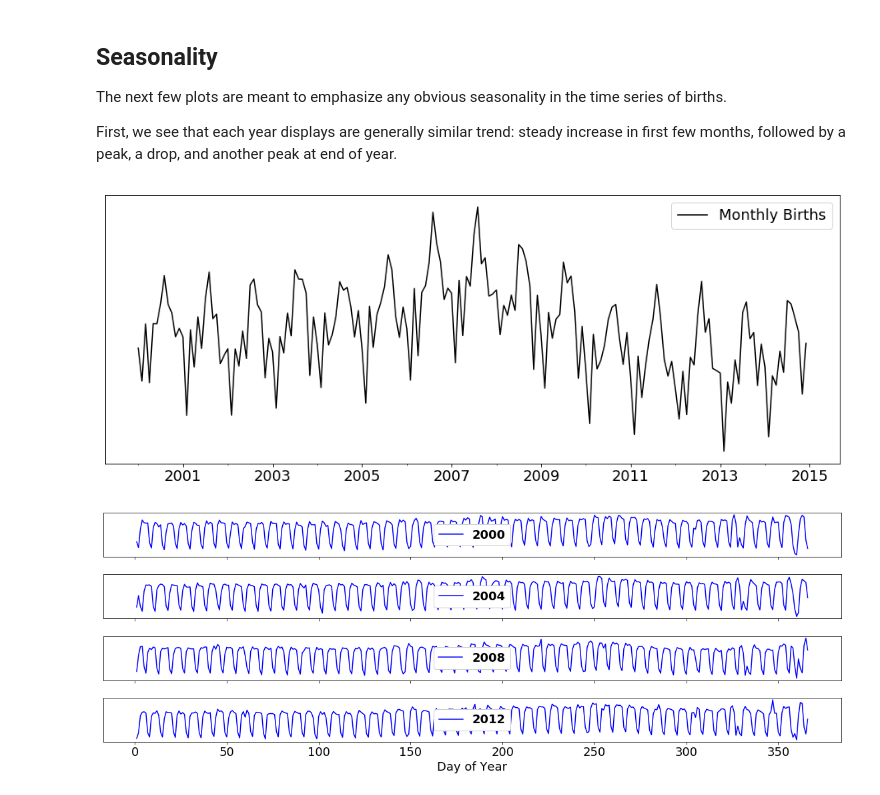
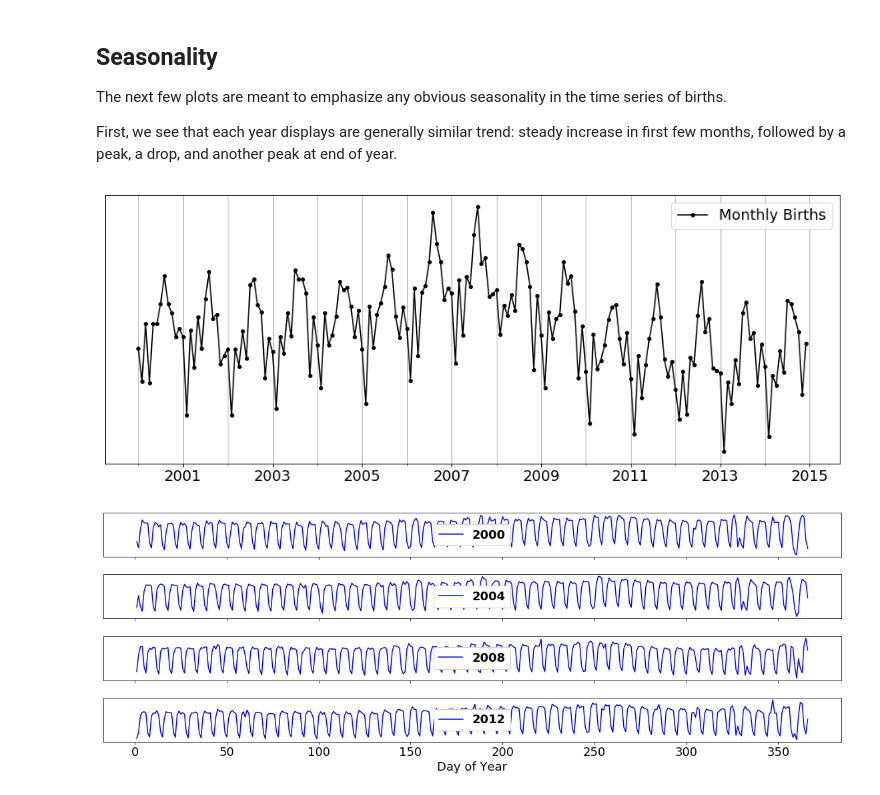
Before and after one commit to inon-peled/dtu_bda_project, a Jupyter notebook: bda_project_us_births.ipynb, the cells around one changed output. Drawn from its saved outputs; the diff is of its cells as text; code cells hidden in the pictures.

```diff
--- a/bda_project_us_births.ipynb
+++ b/bda_project_us_births.ipynb
@@ -134,13 +131,19 @@ The next few plots are meant to emphasize any obvious seasonality in the time se
 
 First, we see that each year displays are generally similar trend: steady increase in first few months, followed by a peak, a drop, and another peak at end of year.
 # %%
-d = births_2000s_df_with_index.groupby(('year', 'month')).births.sum().reset_index()
-f = pd.to_datetime(d.assign(day=1).drop('births', axis=1))
-ax = d.set_index(f).drop(['year', 'month'], axis=1).births.rename("Monthly Births").plot(color="black")
-ax.legend()
-ax.get_yaxis().set_visible(False)
+def plot_monthly_births(df):
+    d = df.groupby(('year', 'month')).births.sum().reset_index()
+    f = pd.to_datetime(d.assign(day=1).drop('births', axis=1))
+    ax = d.set_index(f).drop(['year', 'month'], axis=1)\
+        .births.rename("Monthly Births")\
+        .plot(color="black", marker='o', markersize=4)
+    ax.legend()
+    ax.grid(which='both')
+    ax.get_yaxis().set_visible(False)
+
+plot_monthly_births(births_2000s_df_with_index)
 # %% [output]
-[figure, old version]
+[figure, new version]
 # %%
 def compare_some_years(years):
     matplotlib.rc('font', **{'size': 18})
```
Also changed, not shown: parts of 10 cells of this notebook.
